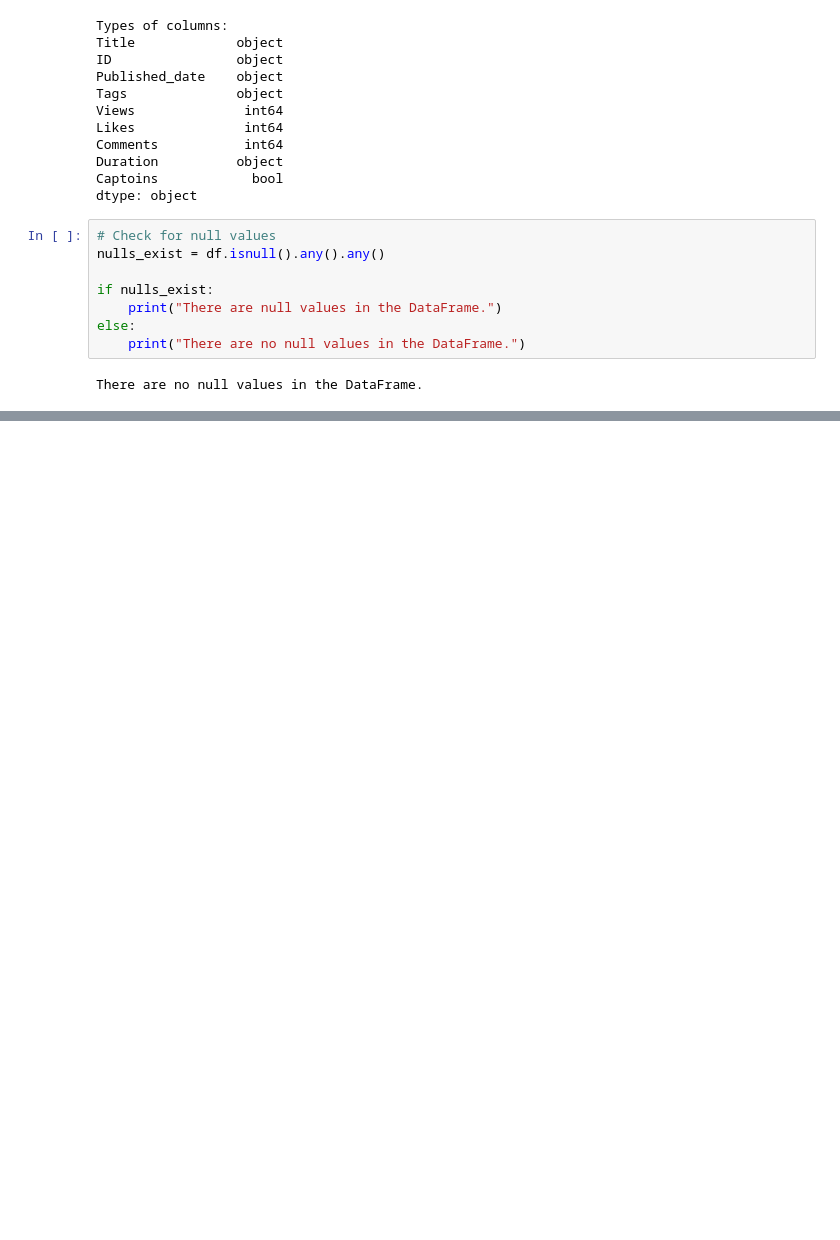
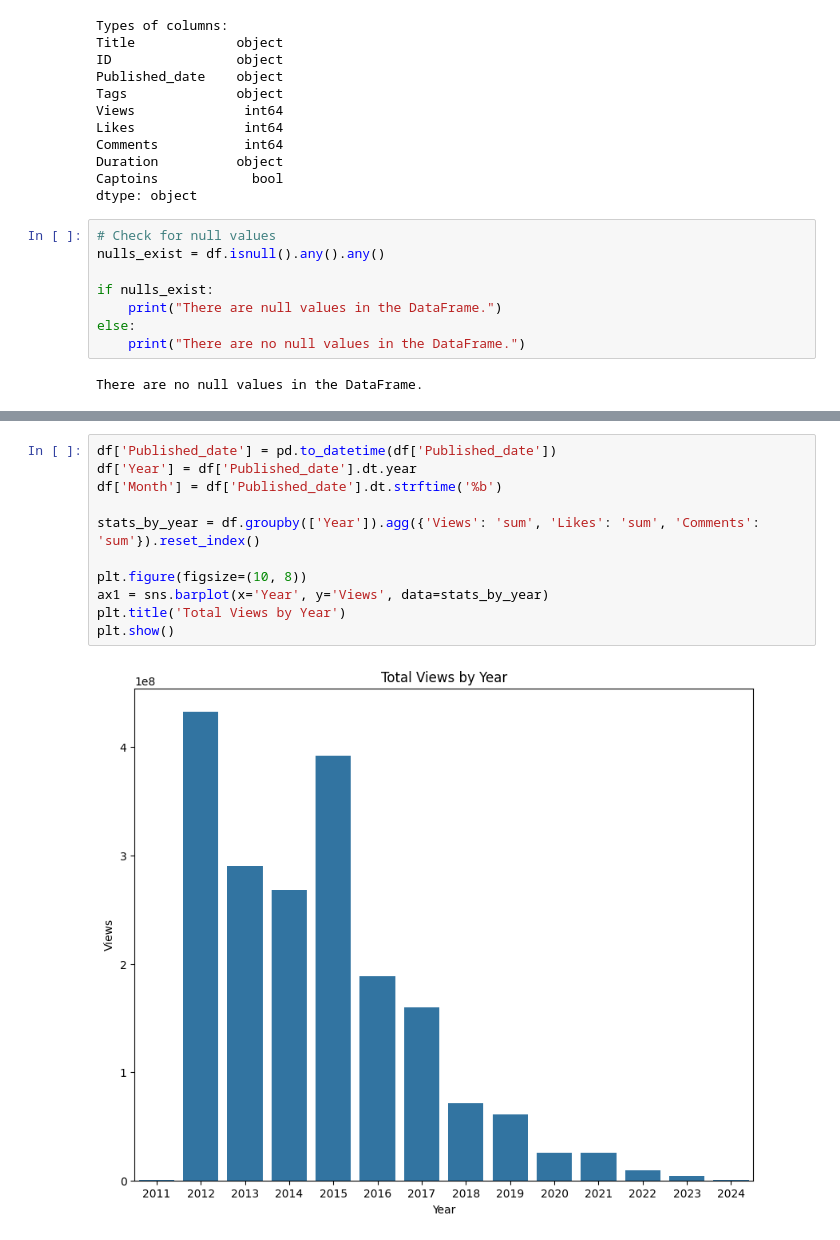
Before and after one commit to RanaAlsayyari/youtubeAPI, a Jupyter notebook: dataSet.ipynb, the cells around one changed output, grey strips where cells are left out. Cells and saved outputs as stored; diff of their text form; blank space fills up the shorter version.

```diff
--- a/dataSet.ipynb
+++ b/dataSet.ipynb
@@ -256,0 +290,13 @@ AttributeError: Can only use .dt accessor with datetimelike values
+# %%
+df['Published_date'] = pd.to_datetime(df['Published_date'])
+df['Year'] = df['Published_date'].dt.year
+df['Month'] = df['Published_date'].dt.strftime('%b')
+
+stats_by_year = df.groupby(['Year']).agg({'Views': 'sum', 'Likes': 'sum', 'Comments': 'sum'}).reset_index()
+
+plt.figure(figsize=(10, 8))
+ax1 = sns.barplot(x='Year', y='Views', data=stats_by_year)
+plt.title('Total Views by Year')
+plt.show()
+# %% [output]
+[figure, added]
```
Also changed, not shown: parts of 22 cells of this notebook.
